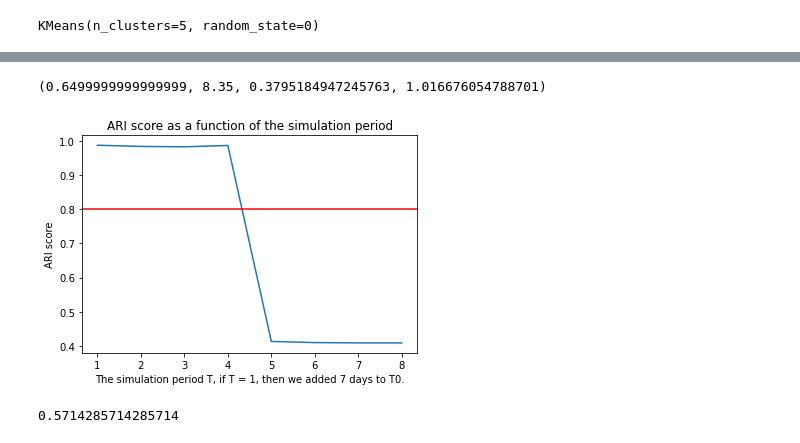
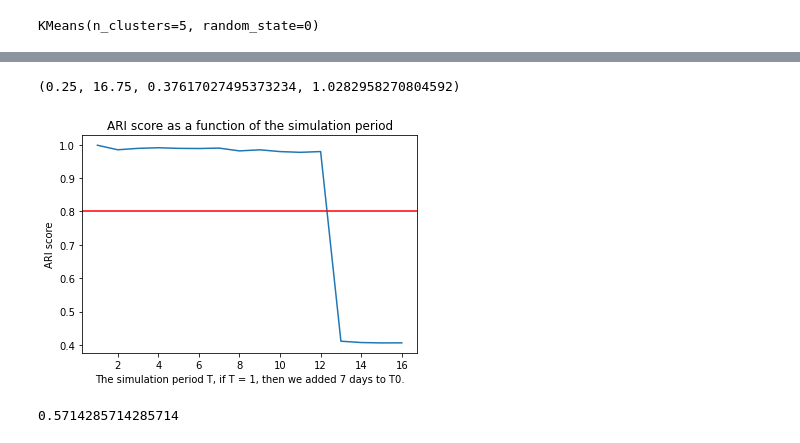
Before and after one commit to oumeima-elgharbi/P5_Data_Science_OpenClassrooms, a Jupyter notebook: P5_03_simulation.ipynb, the cells around one changed output, grey strips where cells are left out. Cells and saved outputs as stored; diff of their text form; code cells hidden in the pictures.

```diff
--- a/P5_03_simulation.ipynb
+++ b/P5_03_simulation.ipynb
@@ -350,6 +390,6 @@ plt.axis('tight')
 ### Simulation 2 : we take a period closer to the max purchase order date
 # %%
 #T = 10 == un mois avant
-nb_periods = 8 # deux mois avant
-n_days = 7
+nb_periods_exp_2 = 16 # quatre mois avant
+nb_days_exp_2 = 7
 # %%
@@ -389,6 +429,6 @@ kmeans_cls_T0_exp_2.fit(X_std_T0_exp_2)
 KMeans(n_clusters=5, random_state=0)
 # %%
 simulation_results_exp_2 = pd.DataFrame({})
-simulation_results_exp_2 = run_simulation(nb_periods=8, kmeans_cls_T0=kmeans_cls_T0_exp_2, results=simulation_results_exp_2, experiment_nb=2)
+simulation_results_exp_2 = run_simulation(nb_periods=nb_periods_exp_2, kmeans_cls_T0=kmeans_cls_T0_exp_2, results=simulation_results_exp_2, experiment_nb=2)
 # %% [output]
 For T = 1
@@ -446,15 +498,15 @@ ARI for T = {}
 # %%
 sns.lineplot(data=simulation_results_exp_2, x="T", y="ARI")
 # specifying horizontal line type
 plt.axhline(y=0.8, color='r', linestyle='-')
 
-plt.xlabel('The simulation period T, if T = 1, then we added {} days to T0.'.format(7))
+plt.xlabel('The simulation period T, if T = 1, then we added {} days to T0.'.format(nb_days_exp_2))
 plt.ylabel('ARI score')
 plt.title('ARI score as a function of the simulation period')
 plt.axis('tight')
 # %% [output]
-(0.6499999999999999, 8.35, 0.3795184947245763, 1.016676054788701)
+(0.25, 16.75, 0.37617027495373234, 1.0282958270804592)
-[figure, old version]
+[figure, new version]
 # %%
 adjusted_rand_score([0, 0, 1, 2], [0, 0, 1, 1])
 # %% [output]
```
Also changed, not shown: parts of 17 cells of this notebook, 4 other files.
